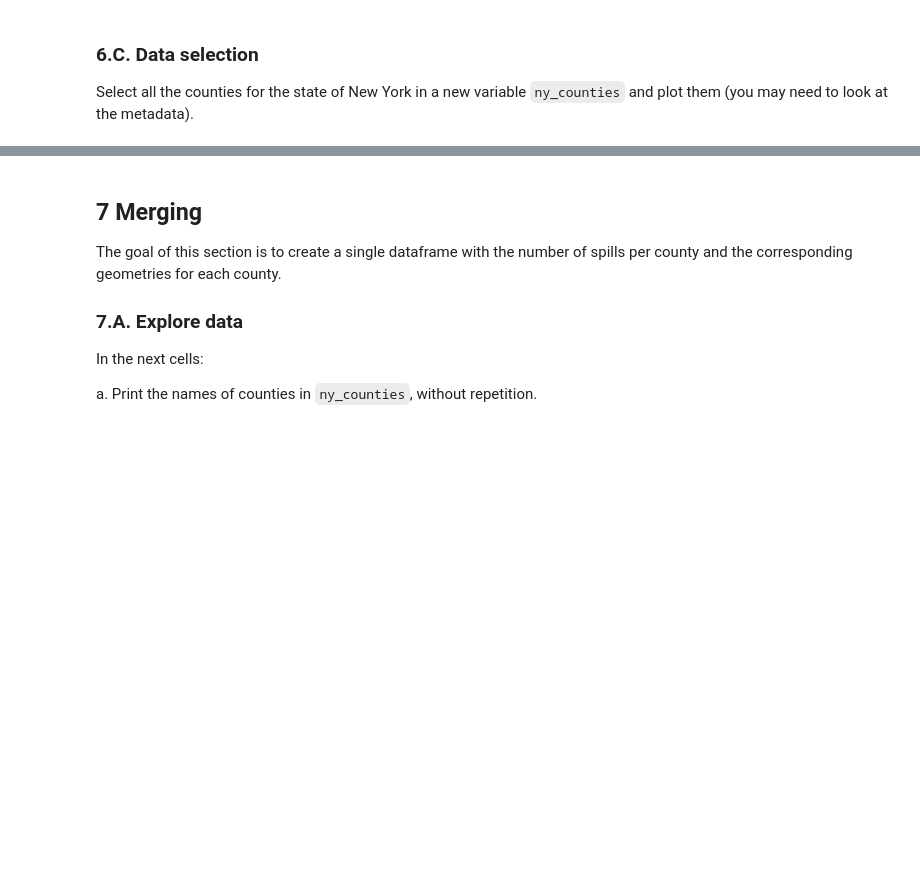
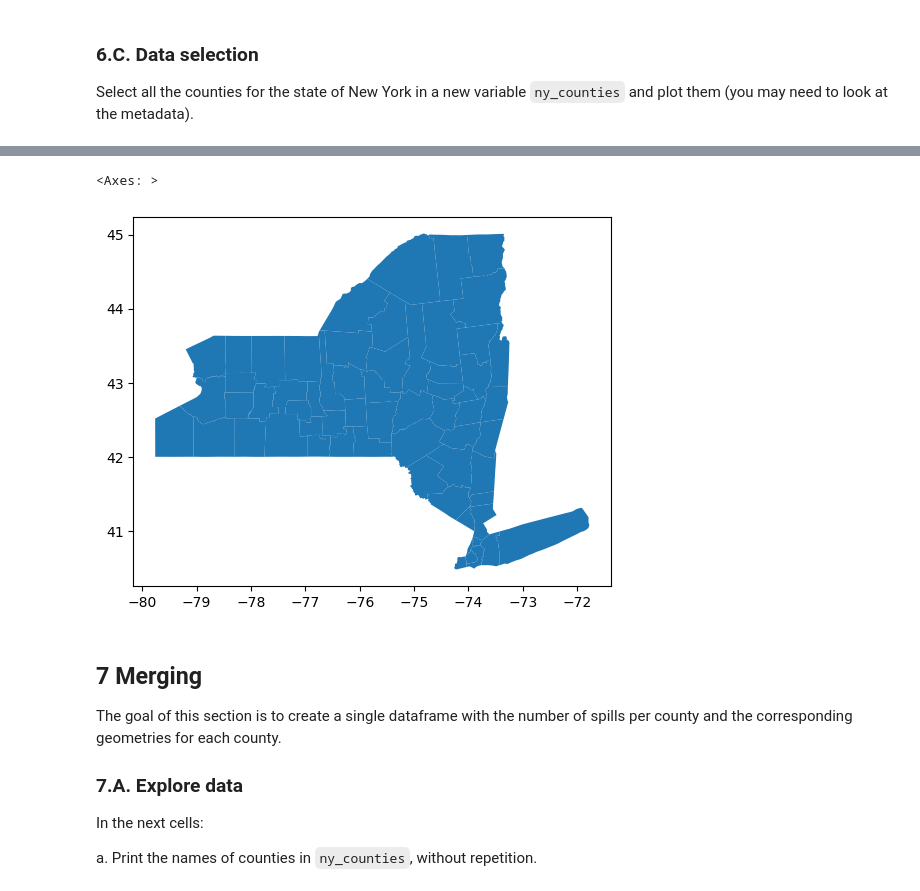
Before and after one commit to kellyloveskelp/eds220-hwk3, a Jupyter notebook: hwk3-task2-spills.ipynb, the cells around one changed output, grey strips where cells are left out. Drawn from its saved outputs; the diff is of its cells as text; code cells hidden in the pictures; blank space fills up the shorter version.

```diff
--- a/hwk3-task2-spills.ipynb
+++ b/hwk3-task2-spills.ipynb
@@ -423,3 +541,8 @@ Select all the counties for the state of New York in a new variable `ny_counties
+# %%
+ny_counties.plot()
+# %% [output]
+<Axes: >
+[figure, added]
 # %% [markdown]
 <!-- END QUESTION -->
 
```
Also changed, not shown: parts of 47 cells of this notebook.
